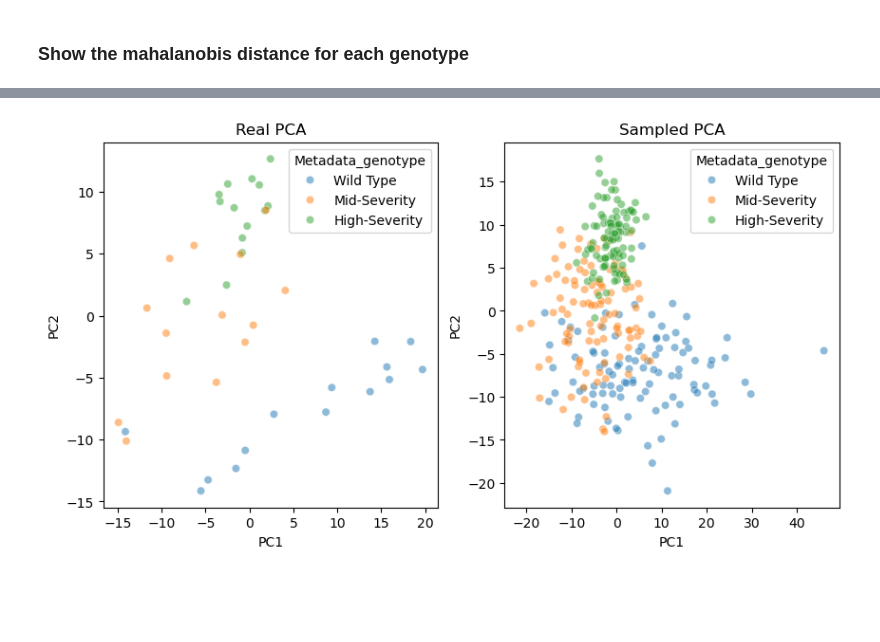
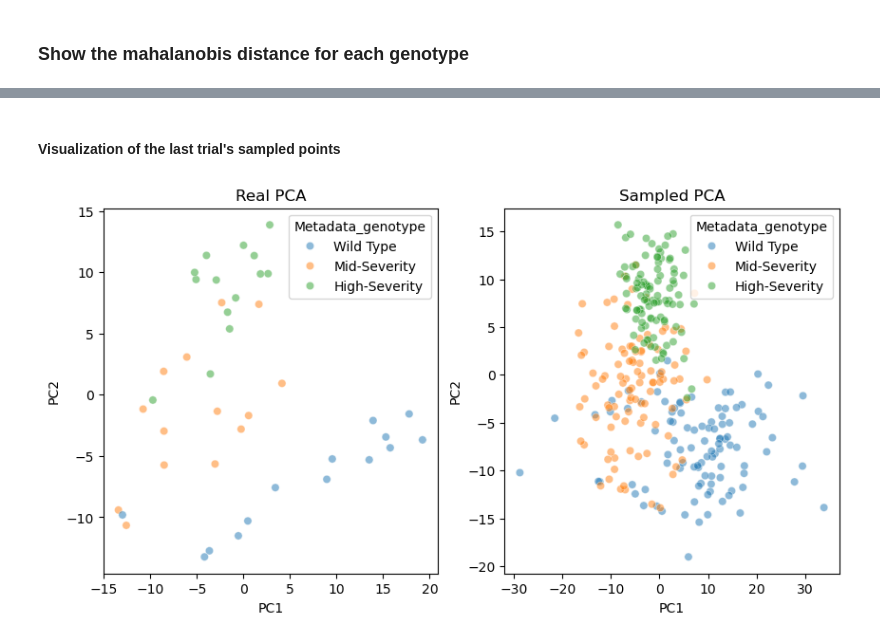
Before and after one commit to MikeLippincott/Nichols_Lab_Collaboration, a Jupyter notebook: 6.analyze_features/notebooks/8c.custom_aggregated_PCA_calculate_mahalanobis_distance.ipynb, the cells around one changed output, grey strips where cells are left out. Saved outputs shown, nothing was run; the diff lists cells and outputs as text; code cells hidden in the pictures; blank space fills up the shorter version.

```diff
--- a/6.analyze_features/notebooks/8c.custom_aggregated_PCA_calculate_mahalanobis_distance.ipynb
+++ b/6.analyze_features/notebooks/8c.custom_aggregated_PCA_calculate_mahalanobis_distance.ipynb
@@ -15,13 +17,13 @@ from scipy.stats import ttest_ind
 # %%
 # set the path to the data
-sum_aggregated_data_pca_path = pathlib.Path(
-    "../../data/6.analysis_results/sum_aggregated_pca.parquet"
+custom_aggregated_data_pca_path = pathlib.Path(
+    "../../data/6.analysis_results/custom_aggregated_pca.parquet"
 ).resolve(strict=True)
 
 # read the data
-sum_aggregated_data_pca = pd.read_parquet(sum_aggregated_data_pca_path)
-print(sum_aggregated_data_pca.shape)
-sum_aggregated_data_pca.head()
+custom_aggregated_data_pca = pd.read_parquet(custom_aggregated_data_pca_path)
+print(custom_aggregated_data_pca.shape)
+custom_aggregated_data_pca.head()
 # %% [output]
 (42, 44)
 |  | Metadata_genotype | Metadata_replicate | PC1 | PC2 | PC3 | PC4 | PC5 | PC6 | PC7 | ... |
@@ -46,14 +48,14 @@ where:
 Here I calculate the Mahalanobis distance between the points on the first two principal components of the data for each of the three genotypes.
 # %%
 # split the genotypes
-high_severity = sum_aggregated_data_pca[
-    sum_aggregated_data_pca["Metadata_genotype"] == "High-Severity"
+high_severity = custom_aggregated_data_pca[
+    custom_aggregated_data_pca["Metadata_genotype"] == "High-Severity"
 ]
-low_severity = sum_aggregated_data_pca[
-    sum_aggregated_data_pca["Metadata_genotype"] == "Mid-Severity"
+low_severity = custom_aggregated_data_pca[
+    custom_aggregated_data_pca["Metadata_genotype"] == "Mid-Severity"
 ]
-wt = sum_aggregated_data_pca[
-    sum_aggregated_data_pca["Metadata_genotype"] == "Wild Type"
+wt = custom_aggregated_data_pca[
+    custom_aggregated_data_pca["Metadata_genotype"] == "Wild Type"
 ]
 print(len(high_severity), len(low_severity), len(wt))
 # %% [output]
@@ -331,6 +391,6 @@ mahalanobis_results_df.to_csv(mahalanobis_output_file_path, index=False)
+# %% [markdown]
+#### Visualization of the last trial's sampled points
 # %%
-# Visualization of the last trial's sampled points
-
 # annotate the genotypes of the sampled points
 high_severity_sampled_points["Metadata_genotype"] = "High-Severity"
 low_severity_sampled_points["Metadata_genotype"] = "Mid-Severity"
@@ -339,32 +399,32 @@ wt_sampled_points["Metadata_genotype"] = "Wild Type"
 sampled_points = pd.concat(
     [wt_sampled_points, low_severity_sampled_points, high_severity_sampled_points]
 )
 
 # plot the first 2 PCA components from the actual data
 # set up subplots
 plt.figure(figsize=(10, 5))
 # subplot 1
 plt.subplot(1, 2, 1)
 sns.scatterplot(
     x="PC1",
     y="PC2",
-    data=sum_aggregated_data_pca,
+    data=custom_aggregated_data_pca,
     hue="Metadata_genotype",
     alpha=0.5,
 )
 plt.title("Real PCA")
 
 # plot the first 2 PCA components from the sampled data
 # subplot 2
 plt.subplot(1, 2, 2)
 sns.scatterplot(
     x="PC1",
     y="PC2",
     data=sampled_points,
     hue="Metadata_genotype",
     alpha=0.5,
 )
 plt.title("Sampled PCA")
 plt.show()
 # %% [output]
-[figure, old version]
+[figure, new version]
```
Also changed, not shown: parts of 15 cells of this notebook, 36 other files.
